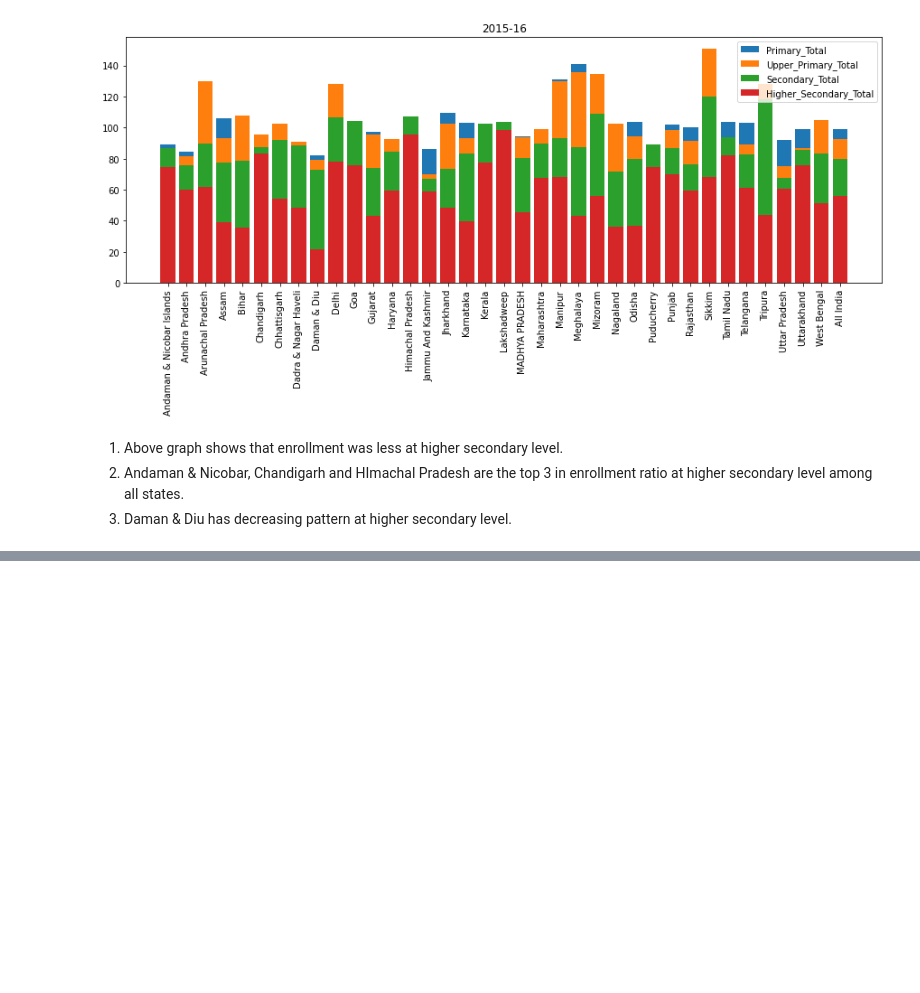
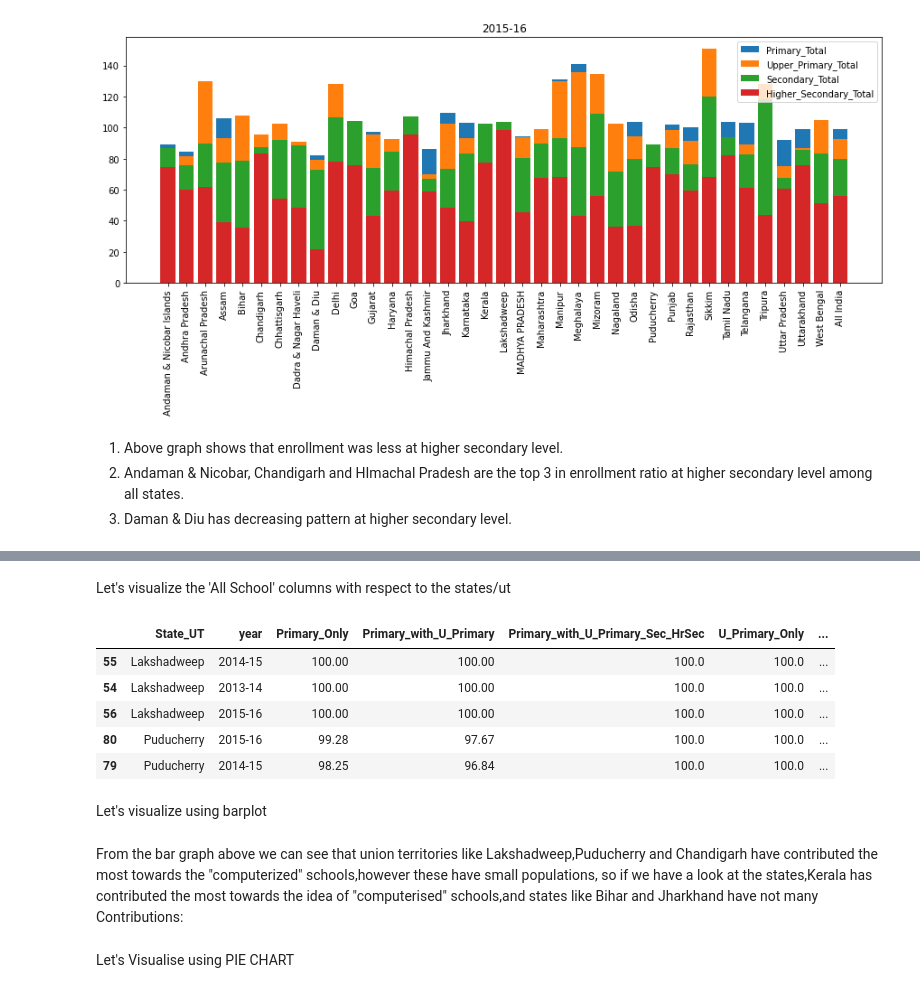
Before and after one commit to anmol9999/statistics-indian-school, a Jupyter notebook: data analysis/analysis_all.ipynb, the cells around one changed output, grey strips where cells are left out. Drawn from its saved outputs; the diff is of its cells as text; code cells hidden in the pictures; blank space fills up the shorter version.

```diff
--- a/data analysis/analysis_all.ipynb
+++ b/data analysis/analysis_all.ipynb
@@ -436,0 +453,14 @@ plt.legend(['Primary_Total','Upper_Primary_Total','Secondary_Total','Higher_Seco
+# %% [markdown]
+Let's visualize the 'All School' columns with respect to the states/ut
+# %%
+list1 = comps.sort_values(['All Schools'], ascending=False)
+list1.head()
+# %% [output]
+|  | State_UT | year | Primary_Only | Primary_with_U_Primary | Primary_with_U_Primary_Sec_HrSec | U_Primary_Only | ... |
+| 55 | Lakshadweep | 2014-15 | 100.00 | 100.00 | 100.0 | 100.0 | ... |
+| 54 | Lakshadweep | 2013-14 | 100.00 | 100.00 | 100.0 | 100.0 | ... |
+| 56 | Lakshadweep | 2015-16 | 100.00 | 100.00 | 100.0 | 100.0 | ... |
+| 80 | Puducherry | 2015-16 | 99.28 | 97.67 | 100.0 | 100.0 | ... |
+| 79 | Puducherry | 2014-15 | 98.25 | 96.84 | 100.0 | 100.0 | ... |
+# %% [markdown]
+Let's visualize using barplot
@@ -436,0 +469,7 @@ plt.legend(['Primary_Total','Upper_Primary_Total','Secondary_Total','Higher_Seco
+# %% [markdown]
+From the bar graph above we can see that union territories like Lakshadweep,Puducherry and
+Chandigarh have contributed the most towards the "computerized" schools,however these have small populations,
+so if we have a look at the states,Kerala has contributed the most towards the idea of
+"computerised" schools,and states like Bihar and Jharkhand have not many Contributions:
+# %% [markdown]
+Let's Visualise using PIE CHART
```
Also changed, not shown: parts of 5 cells of this notebook.
